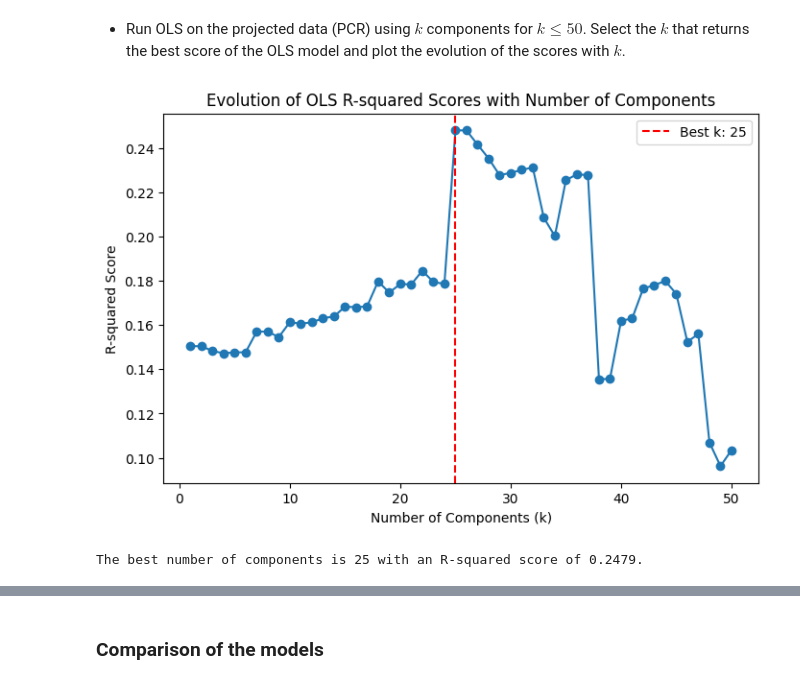
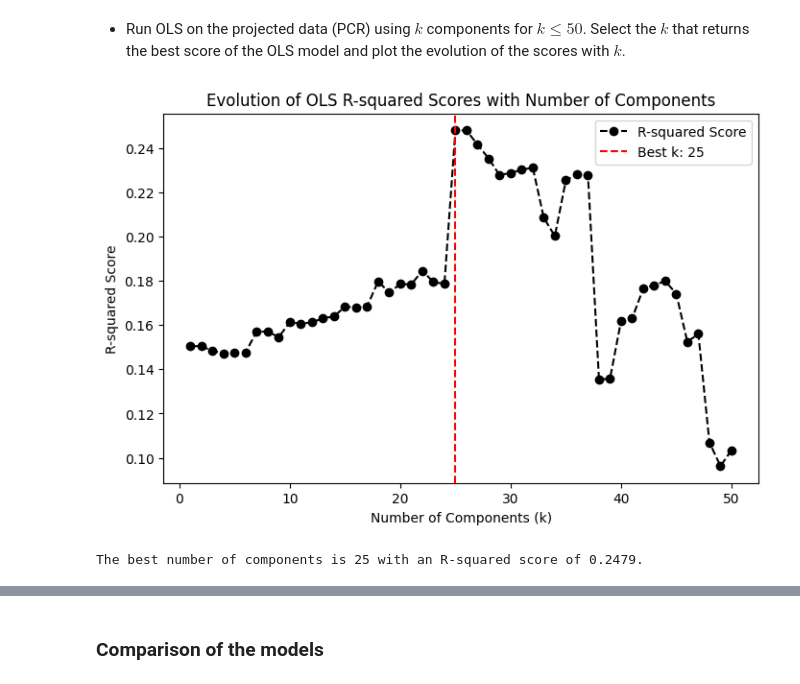
Before and after one commit to dftorresro/SDTSIA---2nd-TP-Linear-regression-, a Jupyter notebook: TP2_Linear_regression.ipynb, the cells around one changed output, grey strips where cells are left out. Cells and saved outputs as stored; diff of their text form; code cells hidden in the pictures.

```diff
--- a/TP2_Linear_regression.ipynb
+++ b/TP2_Linear_regression.ipynb
@@ -757,33 +757,33 @@ for k in range(1, k_50 + 1):
     X_pca_k_test = X_test.dot(V.T[:, :k])
 
     # Create and fit the OLS model
     ols = LinearRegression()
     ols.fit(X_pca_k_train, y_train)  # Use the full y_train
 
     # Predict on the test data
     y_pred = ols.predict(X_pca_k_test)
 
     # Calculate the score (e.g., R-squared) and append to the list
     new_score = r2_score(y_test, y_pred)
     scores.append(new_score)
 
     # Update the best score and best k if the current score is better
     if new_score > best_score:
         best_score = new_score
         best_k = k
 
 # Plot the evolution of the scores with k
 plt.figure(figsize=(8, 5))
-plt.plot(range(1, k_50 + 1), scores, marker='o')
+plt.plot(range(1, k_50 + 1), scores, marker='o', color='k', linestyle='--', label='R-squared Score')
 plt.axvline(x=best_k, color='r', linestyle='--', label=f'Best k: {best_k}')
 plt.xlabel('Number of Components (k)')
 plt.ylabel('R-squared Score')
 plt.title('Evolution of OLS R-squared Scores with Number of Components')
 plt.legend()
 plt.show()
 
 # Print the best number of components and the best R-squared score
 print(f"The best number of components is {best_k} with an R-squared score of {best_score:.4f}.")
 # %% [output]
-[figure, old version]
+[figure, new version]
 The best number of components is 25 with an R-squared score of 0.2479.
```
Also changed, not shown: parts of 1 cell of this notebook.
